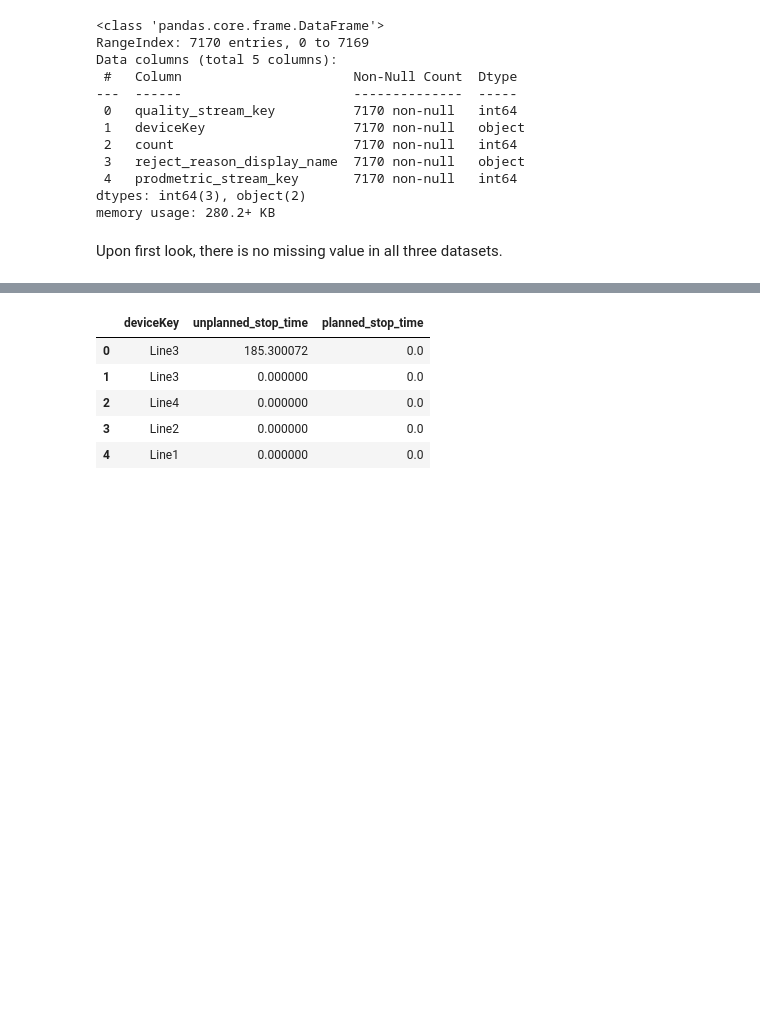
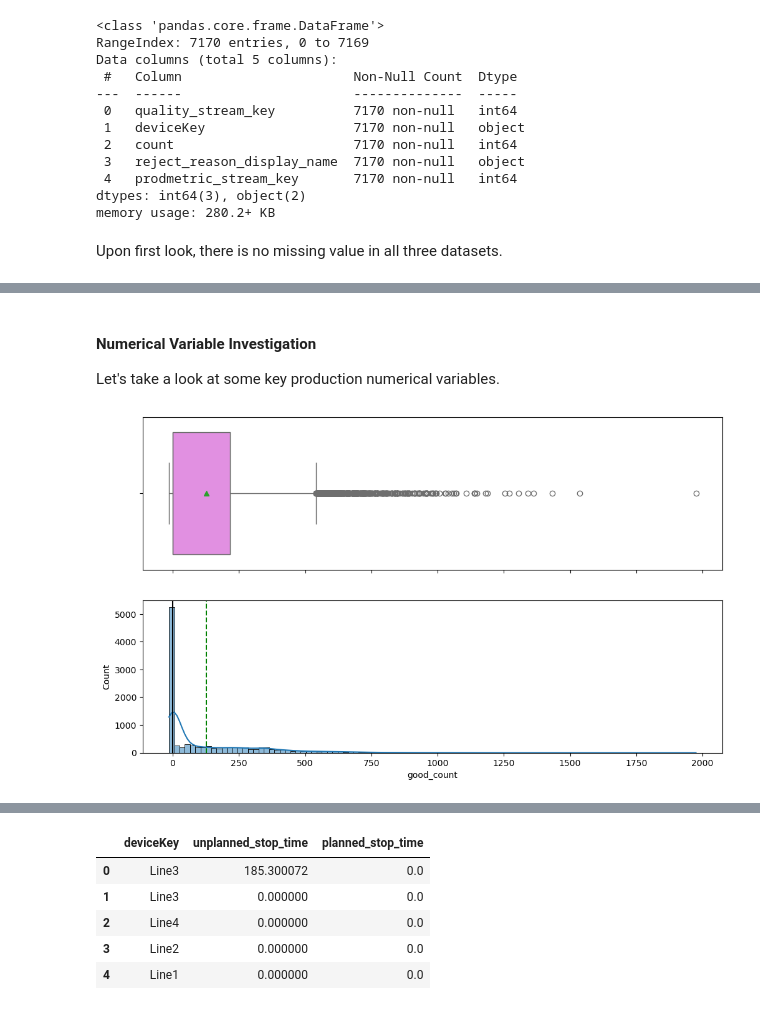
Before and after one commit to carrieyxia/BeerBo_Printing, a Jupyter notebook: manufacturing_analytics.ipynb, the cells around one changed output, grey strips where cells are left out. Drawn from its saved outputs; the diff is of its cells as text; code cells hidden in the pictures; blank space fills up the shorter version.

```diff
--- a/manufacturing_analytics.ipynb
+++ b/manufacturing_analytics.ipynb
@@ -168,0 +252,27 @@ quality_df.to_sql('Quality', engine, index=False, if_exists='replace')
+# %% [markdown]
+#### Numerical Variable Investigation
+Let's take a look at some key production numerical variables.
+# %%
+def hist_box_plot(data, feature, fig_size=(12, 7), kde = True, bins = None):
+    """
+    Boxplot and histogram combined
+
+    data: dataframe
+    feature: dataframe column
+    fig_size: size of fig (default (12m 7)
+    """
+    fig, (ax_box, ax_hist) = plt.subplots(nrows = 2, sharex = True, figsize = fig_size)
+
+    sns.boxplot(data = data, x = feature, ax = ax_box, showmeans = True, color = 'violet')
+
+    if bins == None:
+        sns.histplot(data = data, x = feature, kde = kde, ax = ax_hist)
+    else:
+      sns.histplot(data = data, x = feature, kde = kde, bins = bins, ax = ax_hist)
+
+    ax_hist.axvline(data[feature].mean(), color = 'green', linestyle = '--')
+    ax_hist.axvline(data[feature].median(), color = 'black', linestyle = '-')
+# %%
+hist_box_plot(production_df,"good_count")
+# %% [output]
+[figure, added]
```
Also changed, not shown: parts of 42 cells of this notebook.
